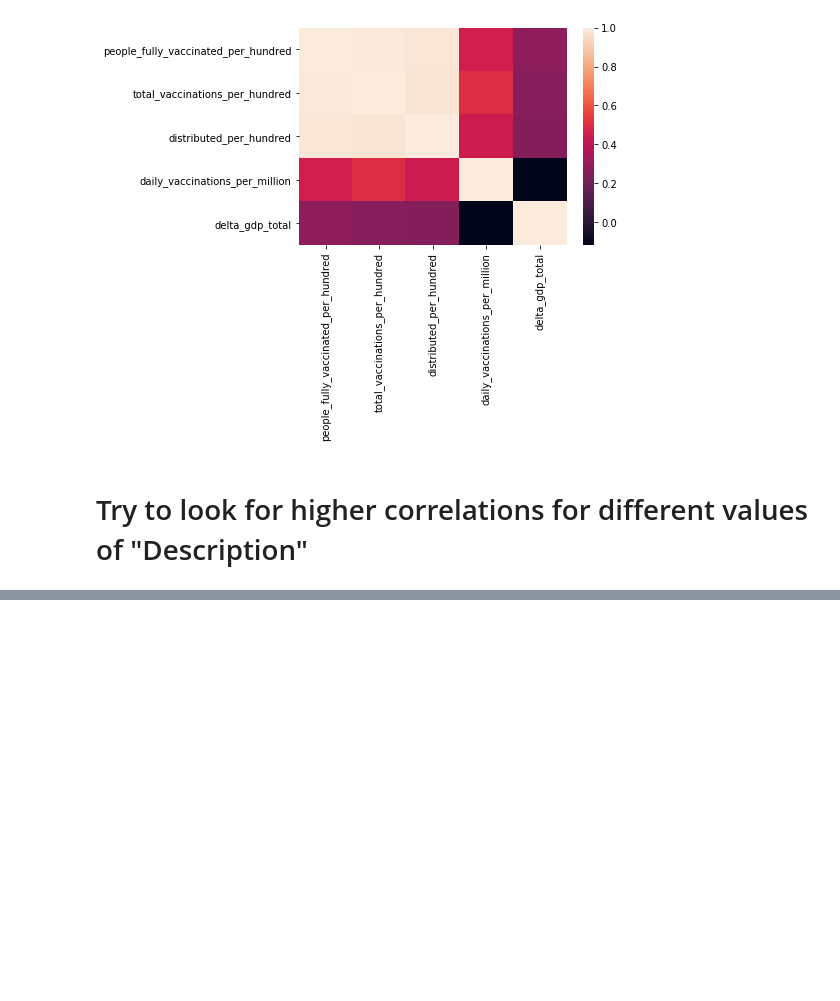
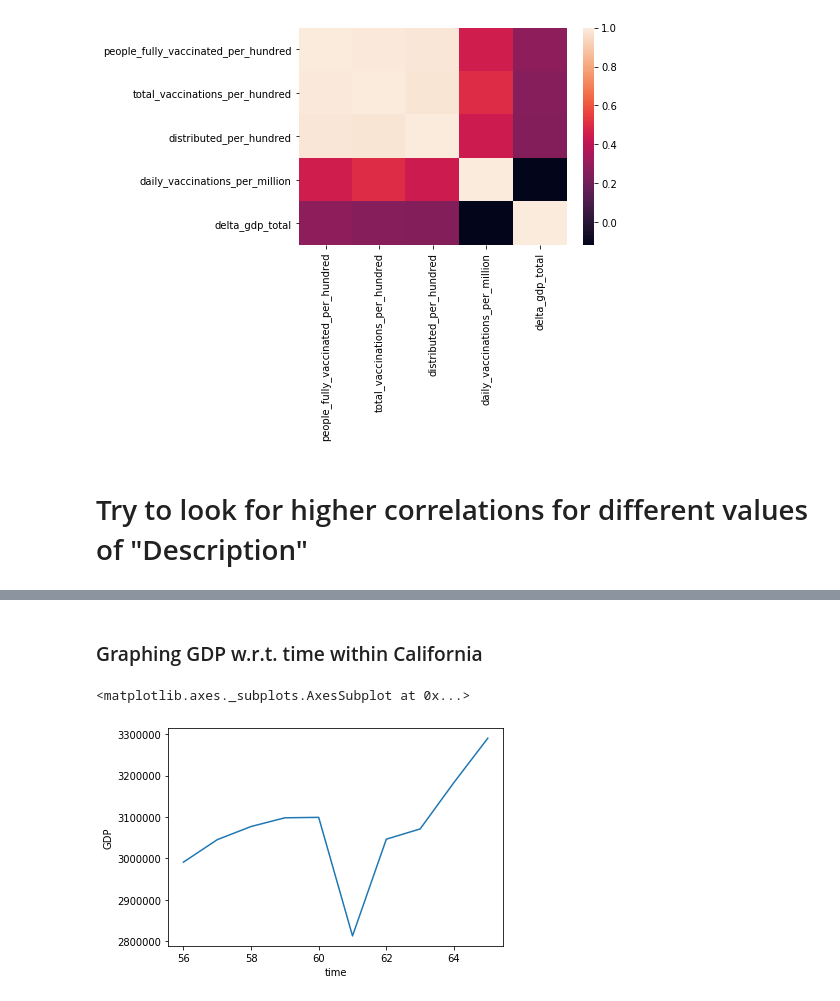
Before and after one commit to michael-lutz/Vaccine-Econ-Analysis, a Jupyter notebook: analysis/visualization_nb.ipynb, the cells around one changed output, grey strips where cells are left out. Drawn from its saved outputs; the diff is of its cells as text; code cells hidden in the pictures; blank space fills up the shorter version.

```diff
--- a/analysis/visualization_nb.ipynb
+++ b/analysis/visualization_nb.ipynb
@@ -195,0 +489,13 @@ All industry total
+# %%
+gdp_lr_preprocess = pd.read_csv('../data/gdp-data/SQGDP2__ALL_AREAS_2005_2021.csv')
+gdp_lr_preprocess = gdp_lr_preprocess[gdp_lr_preprocess['GeoName'].isin(state_names)]
+gdp_lr_preprocess = gdp_lr_preprocess[gdp_lr_preprocess['Description'] == 'All industry total'].drop(['GeoFIPS','TableName','Region','LineCode','IndustryClassification','Description', 'Unit'], axis=1)
+# %%
+X_gdp = pd.DataFrame(columns=['location','time','GDP'])
+for index,row in gdp_lr_preprocess.iterrows():
+    state_X = pd.DataFrame(columns=['location','time','GDP'])
+    state_X['time'] = range(0,66)
+    state_X['time'] = state_X['time'].astype(float)
+    state_X['GDP'] = row[1:].values.astype(float)
+    state_X['location'] = row['GeoName']
+    X_gdp = pd.concat([X_gdp,state_X])
@@ -195,0 +515,7 @@ All industry total
+# %% [markdown]
+### Graphing GDP w.r.t. time within California
+# %%
+sns.lineplot(data = X_gdp[(X_gdp['location'] == 'California') & (X_gdp['time']>=56)], x='time', y='GDP')
+# %% [output]
+<matplotlib.axes._subplots.AxesSubplot at 0x...>
+[figure, added]
```
Also changed, not shown: parts of 20 cells of this notebook.
